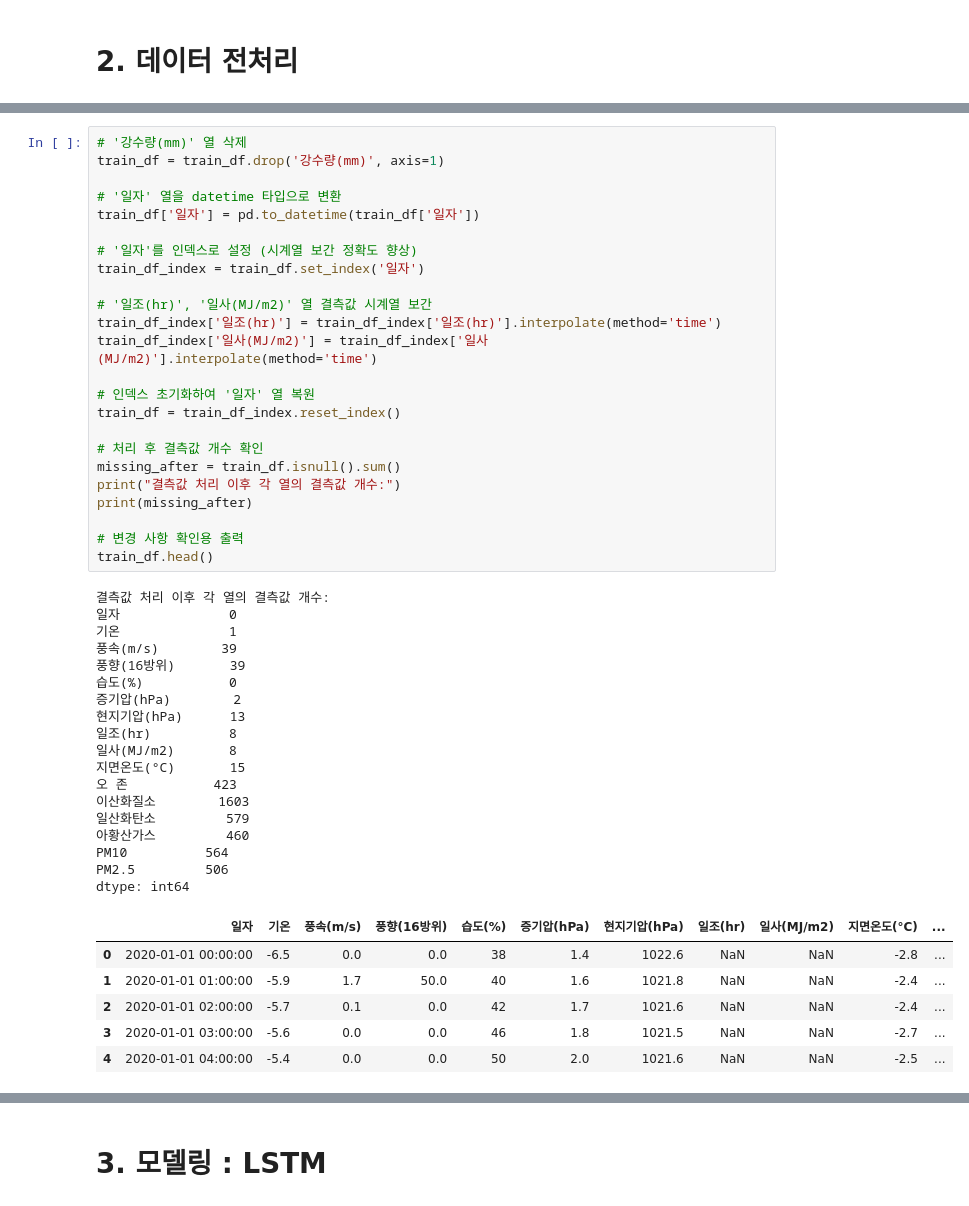
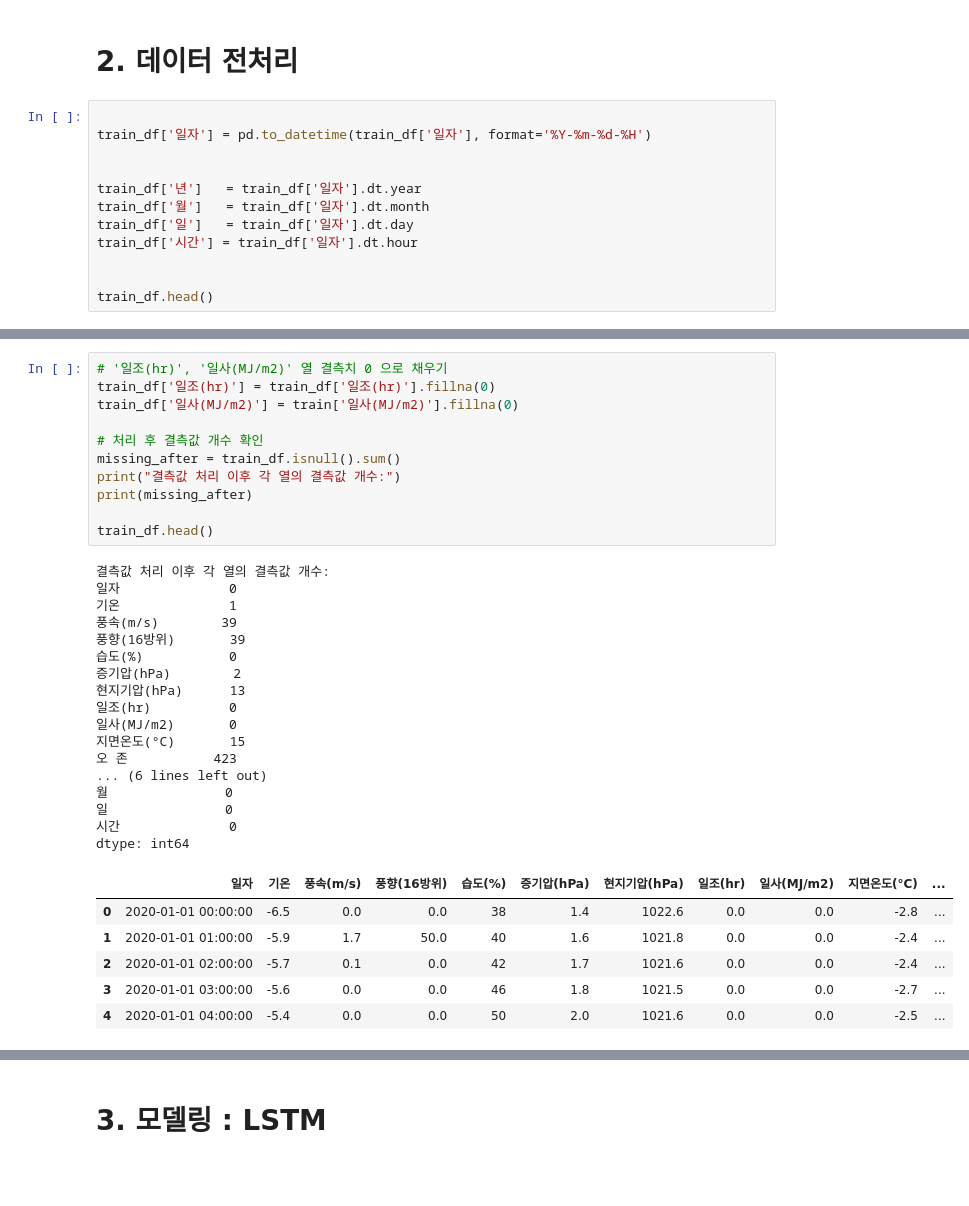
Before and after one commit to ShinHyun-soo/Team_G, a Jupyter notebook: train.ipynb, the cells around one changed output, grey strips where cells are left out. Saved outputs shown, nothing was run; the diff lists cells and outputs as text; blank space fills up the shorter version.

```diff
--- a/train.ipynb
+++ b/train.ipynb
@@ -56,2 +142,14 @@ train_df.head()
 # %% [markdown]
 # **2. 데이터 전처리**
+# %%
+
+train_df['일자'] = pd.to_datetime(train_df['일자'], format='%Y-%m-%d-%H')
+
+
+train_df['년']   = train_df['일자'].dt.year
+train_df['월']   = train_df['일자'].dt.month
+train_df['일']   = train_df['일자'].dt.day
+train_df['시간'] = train_df['일자'].dt.hour
+
+
+train_df.head()
@@ -91,49 +230,35 @@ dtype: float64
 # %%
-# '강수량(mm)' 열 삭제
-train_df = train_df.drop('강수량(mm)', axis=1)
-
-# '일자' 열을 datetime 타입으로 변환
-train_df['일자'] = pd.to_datetime(train_df['일자'])
-
-# '일자'를 인덱스로 설정 (시계열 보간 정확도 향상)
-train_df_index = train_df.set_index('일자')
-
-# '일조(hr)', '일사(MJ/m2)' 열 결측값 시계열 보간
-train_df_index['일조(hr)'] = train_df_index['일조(hr)'].interpolate(method='time')
-train_df_index['일사(MJ/m2)'] = train_df_index['일사(MJ/m2)'].interpolate(method='time')
-
-# 인덱스 초기화하여 '일자' 열 복원
-train_df = train_df_index.reset_index()
+# '일조(hr)', '일사(MJ/m2)' 열 결측치 0 으로 채우기
+train_df['일조(hr)'] = train_df['일조(hr)'].fillna(0)
+train_df['일사(MJ/m2)'] = train['일사(MJ/m2)'].fillna(0)
 
 # 처리 후 결측값 개수 확인
 missing_after = train_df.isnull().sum()
 print("결측값 처리 이후 각 열의 결측값 개수:")
 print(missing_after)
 
-# 변경 사항 확인용 출력
 train_df.head()
 # %% [output]
 결측값 처리 이후 각 열의 결측값 개수:
 일자              0
 기온              1
 풍속(m/s)        39
 풍향(16방위)       39
 습도(%)           0
 증기압(hPa)        2
 현지기압(hPa)      13
-일조(hr)          8
-일사(MJ/m2)       8
+일조(hr)          0
+일사(MJ/m2)       0
 지면온도(°C)       15
 오 존           423
-이산화질소        1603
-일산화탄소         579
-아황산가스         460
-PM10          564
-PM2.5         506
+... (6 lines left out)
+월               0
+일               0
+시간              0
 dtype: int64
 |  | 일자 | 기온 | 풍속(m/s) | 풍향(16방위) | 습도(%) | 증기압(hPa) | 현지기압(hPa) | 일조(hr) | 일사(MJ/m2) | 지면온도(°C) | ... |
-| 0 | 2020-01-01 00:00:00 | -6.5 | 0.0 | 0.0 | 38 | 1.4 | 1022.6 | NaN | NaN | -2.8 | ... |
-| 1 | 2020-01-01 01:00:00 | -5.9 | 1.7 | 50.0 | 40 | 1.6 | 1021.8 | NaN | NaN | -2.4 | ... |
-| 2 | 2020-01-01 02:00:00 | -5.7 | 0.1 | 0.0 | 42 | 1.7 | 1021.6 | NaN | NaN | -2.4 | ... |
-| 3 | 2020-01-01 03:00:00 | -5.6 | 0.0 | 0.0 | 46 | 1.8 | 1021.5 | NaN | NaN | -2.7 | ... |
-| 4 | 2020-01-01 04:00:00 | -5.4 | 0.0 | 0.0 | 50 | 2.0 | 1021.6 | NaN | NaN | -2.5 | ... |
+| 0 | 2020-01-01 00:00:00 | -6.5 | 0.0 | 0.0 | 38 | 1.4 | 1022.6 | 0.0 | 0.0 | -2.8 | ... |
+| 1 | 2020-01-01 01:00:00 | -5.9 | 1.7 | 50.0 | 40 | 1.6 | 1021.8 | 0.0 | 0.0 | -2.4 | ... |
+| 2 | 2020-01-01 02:00:00 | -5.7 | 0.1 | 0.0 | 42 | 1.7 | 1021.6 | 0.0 | 0.0 | -2.4 | ... |
+| 3 | 2020-01-01 03:00:00 | -5.6 | 0.0 | 0.0 | 46 | 1.8 | 1021.5 | 0.0 | 0.0 | -2.7 | ... |
+| 4 | 2020-01-01 04:00:00 | -5.4 | 0.0 | 0.0 | 50 | 2.0 | 1021.6 | 0.0 | 0.0 | -2.5 | ... |
```
Also changed, not shown: parts of 24 cells of this notebook.
